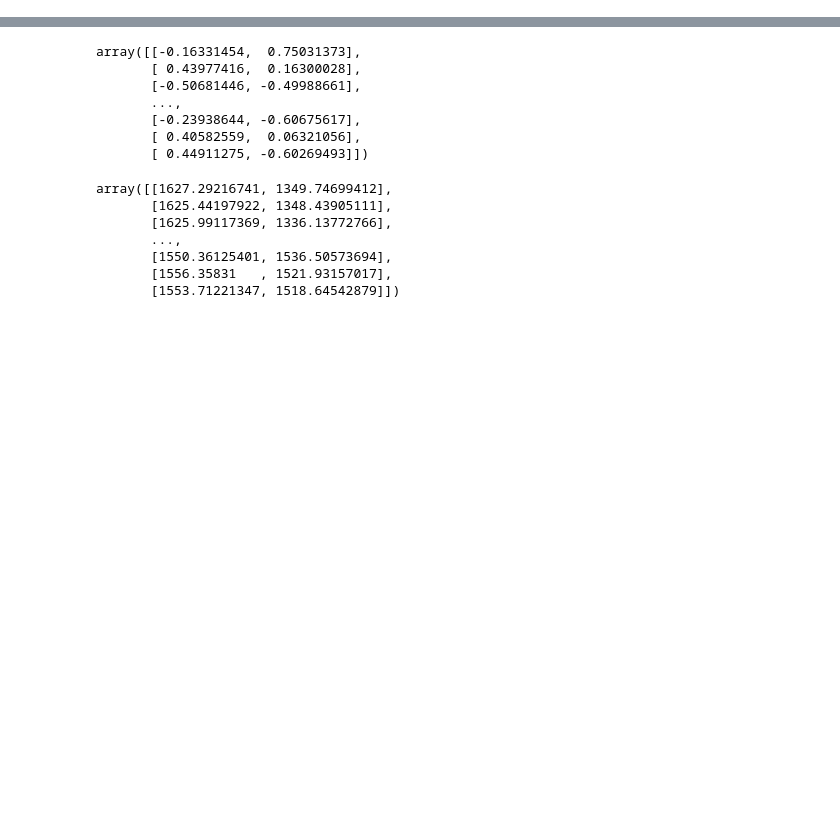
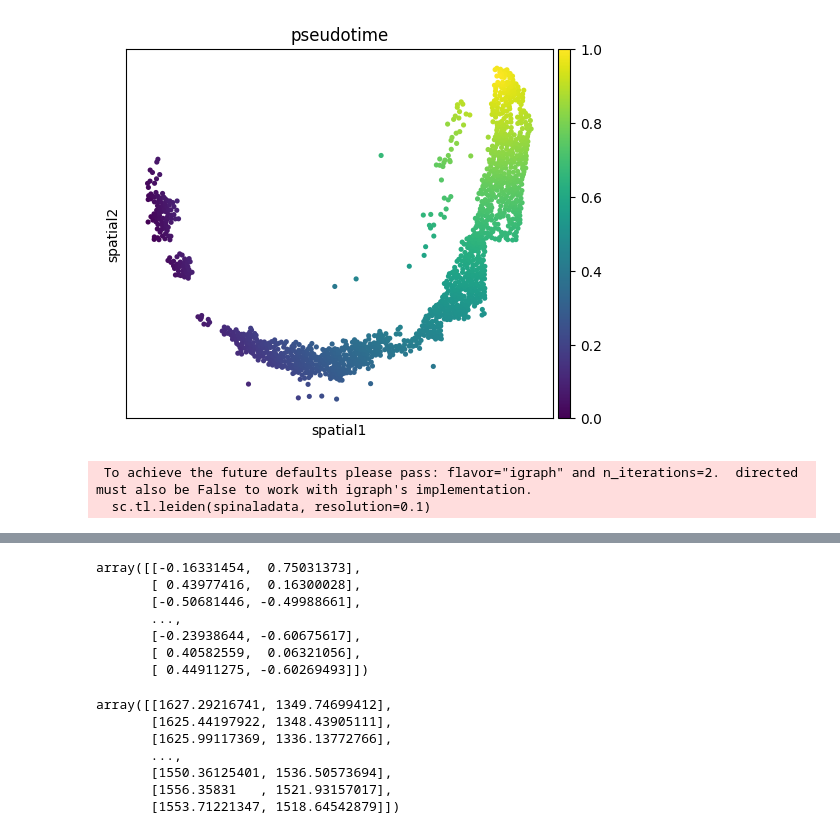
Before and after one commit to ehtesam3154/sc_st, a Jupyter notebook: exp_v1.ipynb, the cells around one changed output, grey strips where cells are left out. Drawn from its saved outputs; the diff is of its cells as text; code cells hidden in the pictures; blank space fills up the shorter version.

```diff
--- a/exp_v1.ipynb
+++ b/exp_v1.ipynb
@@ -217,0 +555,4 @@ plt.rcParams['pdf.fonttype'] = 42
+# %%
+fig_dir = './result_E1z2/'
+os.makedirs(fig_dir, exist_ok = True)
+sc.settings.figdir = fig_dir
@@ -217,0 +593,30 @@ plt.rcParams['pdf.fonttype'] = 42
+# %%
+spinalcoorddata = scdata[(scmetadata['celltype_mapped_refined'] == 'Spinal cord')&(scmetadata.y_global>1410)].copy()
+spinalcoorddata = torch.Tensor(spinalcoorddata.values).cuda()
+
+spinalmetadata = scmetadata[scmetadata['celltype_mapped_refined'] == 'Spinal cord']
+spinalmetadata = spinalmetadata[spinalmetadata.y_global > 1410]
+
+# spinalmetadata
+spinaladata = adata[(scmetadata['celltype_mapped_refined'] == 'Spinal cord')&(scmetadata.y_global>1410),:].copy()
+# %%
+def curve_length(x,y, poly_coeffs):
+    x = np.linspace(0, y-x, 100)
+    a5, a4, a3, a2, a1, a0 = poly_coeffs
+    curve = a5*x**5+a4*x**4 + a3*x**3 + a2*x**2 +a1*x+a0
+    return np.sum(np.sqrt(np.sum((curve[:-1] - curve[1:])**2,axis=1)))
+# %%
+spinalspcoor =  spinaladata.obsm['spatial']
+
+poly_coeffs= np.polyfit(spinalspcoor[:,0],spinalspcoor[:,1],5)
+a5, a4, a3, a2, a1, a0 = poly_coeffs
+fity = a5*spinalspcoor[:,0]**5 + a4*spinalspcoor[:,0]**4 + a3*spinalspcoor[:,0]**3 + a2*spinalspcoor[:,0]**2 + a1*spinalspcoor[:,0] + a0
+
+pseudotime = []
+for i in range(spinalspcoor.shape[0]):
+    pseudotime.append(curve_length(spinalspcoor[0,:],spinalspcoor[i,:], poly_coeffs))
+
+pseudotime = np.array(pseudotime)/1e8
+pseudotime = (pseudotime.max() - pseudotime)/(pseudotime.max()-pseudotime.min())
+spinaladata.obs['pseudotime'] = pseudotime
+spinaladata.obsm['pseudotime'] = np.expand_dims(np.array(pseudotime),1)
@@ -217,0 +654,10 @@ plt.rcParams['pdf.fonttype'] = 42
+# %%
+sc.pl.spatial(spinaladata, color='pseudotime', spot_size=2, basis='spatial')
+# %% [output]
+[figure, added]
+# %%
+sc.pp.neighbors(spinaladata, use_rep = 'pseudotime')
+sc.tl.leiden(spinaladata, resolution=0.1)
+# %% [output]
+ To achieve the future defaults please pass: flavor="igraph" and n_iterations=2.  directed must also be False to work with igraph's implementation.
+  sc.tl.leiden(spinaladata, resolution=0.1)
```
Also changed, not shown: parts of 145 cells of this notebook.
